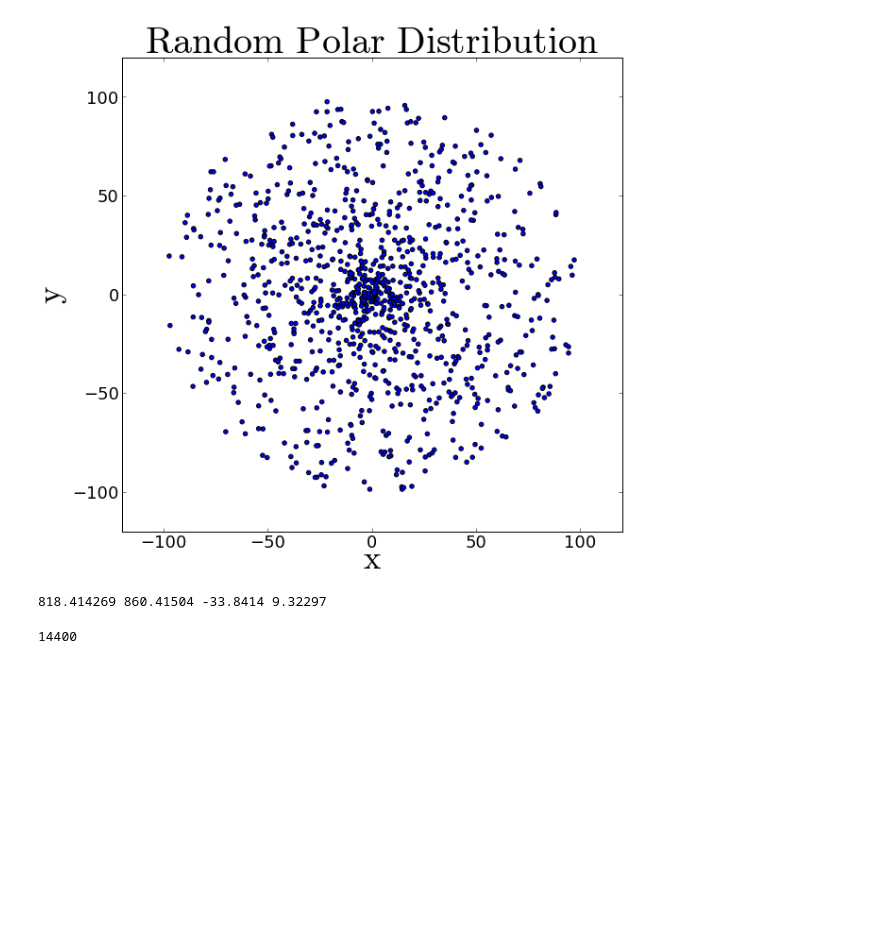
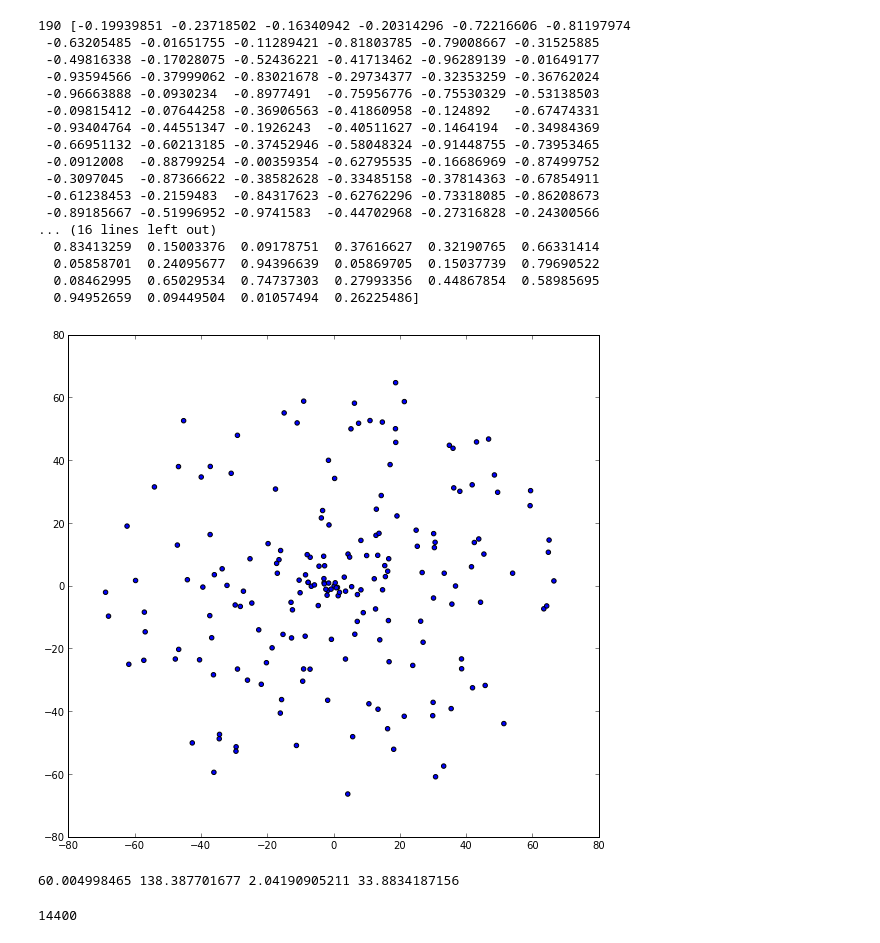
Before and after one commit to jngaravitoc/Bayesian_Homeworks, a Jupyter notebook: Bayesian_Code_2Analytic_Solution.ipynb, the cells around one changed output. Drawn from its saved outputs; the diff is of its cells as text; code cells hidden in the pictures; blank space fills up the shorter version.

```diff
--- a/Bayesian_Code_2Analytic_Solution.ipynb
+++ b/Bayesian_Code_2Analytic_Solution.ipynb
@@ -55,44 +55,80 @@ Init_Distribution_Cartesian(2, 10, 10, 10, 1000, 1000, 1000)
 # %%
 def Init_Distribution_Polar(D, nR):
     if D == 2:
         global R
         global theta
-        R = np.random.random(1000)*nR
-        theta = (np.random.random(1000)+1)*randrange(0, 360)
+        R = np.random.random(190)*nR
+        theta = (np.random.random(190)+1)*randrange(0, 360)
+        #cos1 = []
+        #sin1 = []
+        #for i in range(3):
+        cos1 = np.random.random(95)*(-1)
+        cos2 = np.random.random(95)
+        cos_T = np.concatenate((cos1, cos2))
+        sin1 = np.random.random(95)
+        sin2 = np.random.random(95)*(-1)
+        sin_T = np.concatenate((sin1, sin2))
+        print len(cos_T), cos_T
+        #print cos_T
+        #sin1 = np.random.random(95)*-1 + np.random.random(95)
+        #cos_theta = arange(-1, 1, 0.01055)
+        #sin_theta = arange( -1, 1, 0.01055)*-1
+        #print len(cos_theta)
+
         figure(num=None, figsize=(9.5,9))
-        xlabel('$\mathrm{x}$', fontsize = 35)
-        ylabel('$\mathrm{y}$', fontsize = 35)
-        title('$\mathrm{Random}$ $\mathrm{Polar}$ $\mathrm{Distribution}$', fontsize = 40)
-        tick_params(axis='both', which='major', labelsize=18)
-        scatter(R*cos(theta), R*sin(theta))
-        xlim([-120, 120])
-        ylim([-120, 120])
-        savefig('RandomPolarDistribution.png')
+        #xlabel('$\mathrm{x}$', fontsize = 35)
+        #ylabel('$\mathrm{y}$', fontsize = 35)
+        #title('$\mathrm{Random}$ $\mathrm{Polar}$ $\mathrm{Distribution}$', fontsize = 40)
+        #tick_params(axis='both', which='major', labelsize=18)
+        scatter(R*cos(theta/2*(np.pi)), R*sin(theta/2*(np.pi)))
+        #scatter(R, theta)
+        #xlim([-120, 120])
+        #ylim([-120, 120])
+        #show()
+        #savefig('RandomPolarDistribution.png')
     elif D == 3:
         global R3
         global theta3
         global phi3
 
 
 
-Init_Distribution_Polar(100)
+Init_Distribution_Polar(2, 70)
 #print R*cos(theta), R*sin(theta)
 # %% [output]
+190 [-0.19939851 -0.23718502 -0.16340942 -0.20314296 -0.72216606 -0.81197974
+ -0.63205485 -0.01651755 -0.11289421 -0.81803785 -0.79008667 -0.31525885
+ -0.49816338 -0.17028075 -0.52436221 -0.41713462 -0.96289139 -0.01649177
+ -0.93594566 -0.37999062 -0.83021678 -0.29734377 -0.32353259 -0.36762024
+ -0.96663888 -0.0930234  -0.8977491  -0.75956776 -0.75530329 -0.53138503
+ -0.09815412 -0.07644258 -0.36906563 -0.41860958 -0.124892   -0.67474331
+ -0.93404764 -0.44551347 -0.1926243  -0.40511627 -0.1464194  -0.34984369
+ -0.66951132 -0.60213185 -0.37452946 -0.58048324 -0.91448755 -0.73953465
+ -0.0912008  -0.88799254 -0.00359354 -0.62795535 -0.16686969 -0.87499752
+ -0.3097045  -0.87366622 -0.38582628 -0.33485158 -0.37814363 -0.67854911
+ -0.61238453 -0.2159483  -0.84317623 -0.62762296 -0.73318085 -0.86208673
+ -0.89185667 -0.51996952 -0.9741583  -0.44702968 -0.27316828 -0.24300566
+... (16 lines left out)
+  0.83413259  0.15003376  0.09178751  0.37616627  0.32190765  0.66331414
+  0.05858701  0.24095677  0.94396639  0.05869705  0.15037739  0.79690522
+  0.08462995  0.65029534  0.74737303  0.27993356  0.44867854  0.58985695
+  0.94952659  0.09449504  0.01057494  0.26225486]
-[figure, old version]
+[figure, new version]
 # %%
 #data = np.loadtxt("/home/nicolas/Dropbox/github/Bayesian_Homeworks/CBDA/input/quest.rrab.cmj_akv.dat")
+data = np.loadtxt("/home/nicolas/Dropbox/github/Bayesian_Homeworks/CBDA/input/synth.quest.x1.dat")
 #data = np.loadtxt("/home/nicolas/Dropbox/github/Bayesian_Homeworks/CBDA/input/layden.rrls.mateu_dists.dat")
 #data = np.loadtxt("/home/nicolas/Dropbox/github/Bayesian_Homeworks/CBDA/input/sesar.rrls.mydists.dat")
 #data = np.loadtxt("/home/nicolas/Dropbox/github/Bayesian_Homeworks/JJD_VLMS.dat")
 #data = np.loadtxt("/home/nicolas/Dropbox/github/Bayesian_Homeworks/JJD_BD.dat")
 
-#X = data[:,0]*10 #- 5.679
-#Y = data[:,1]*10 #+ 127.869
+X = data[:,0] #- 5.679
+Y = data[:,4] #+ 127.869
 #R = data[:,5]
 #theta = data[:,7]
 print amin(X), amax(X), amin(Y), amax(Y)
 # %% [output]
-818.414269 860.41504 -33.8414 9.32297
+60.004998465 138.387701677 2.04190905211 33.8834187156
 # %%
 # k = Number of Neighbors, D = Dimension of the space we assume here X = Y | ++POLAR COORDINATES++
 def NeighboursPolar(k, D, Res):
```
Also changed, not shown: parts of 13 cells of this notebook.
